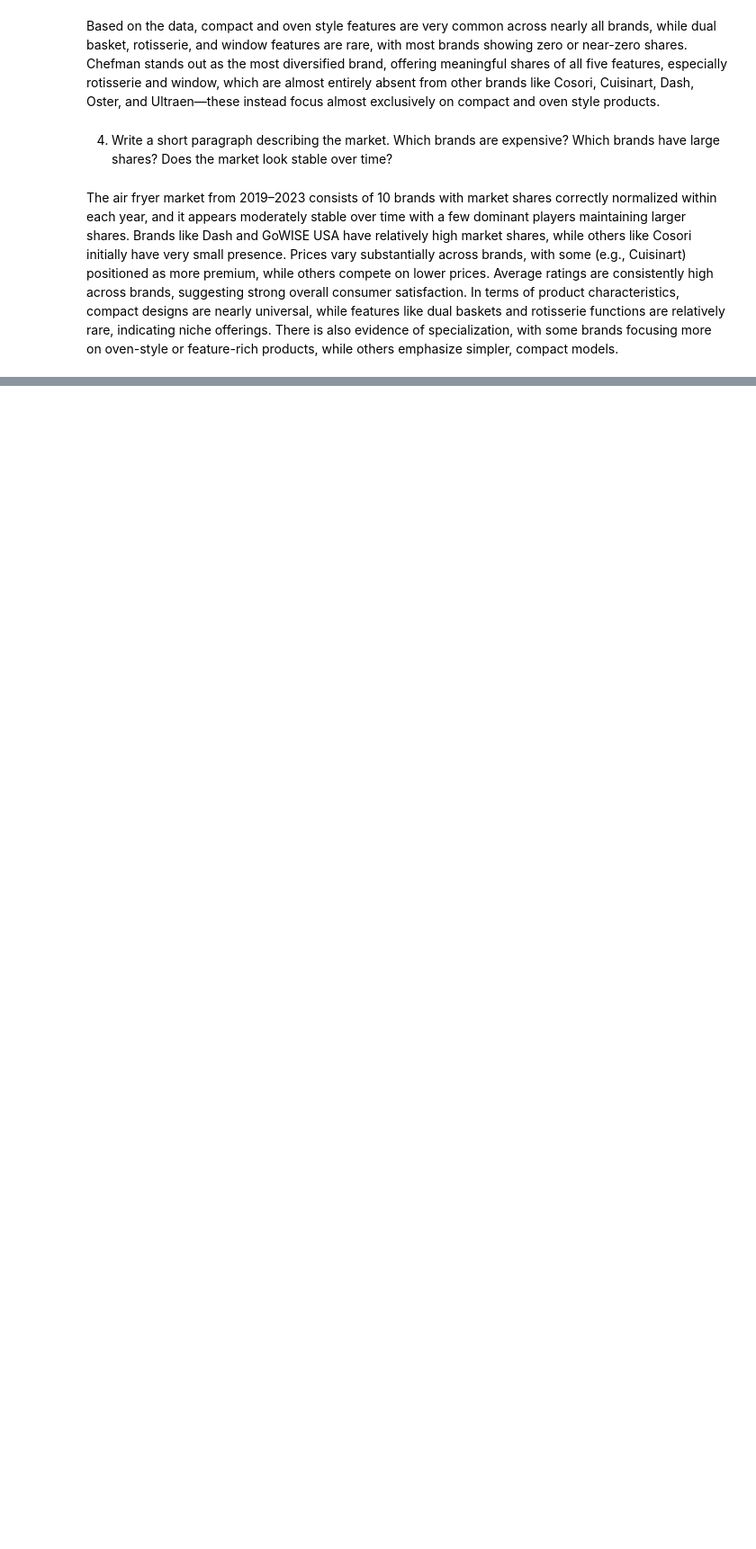
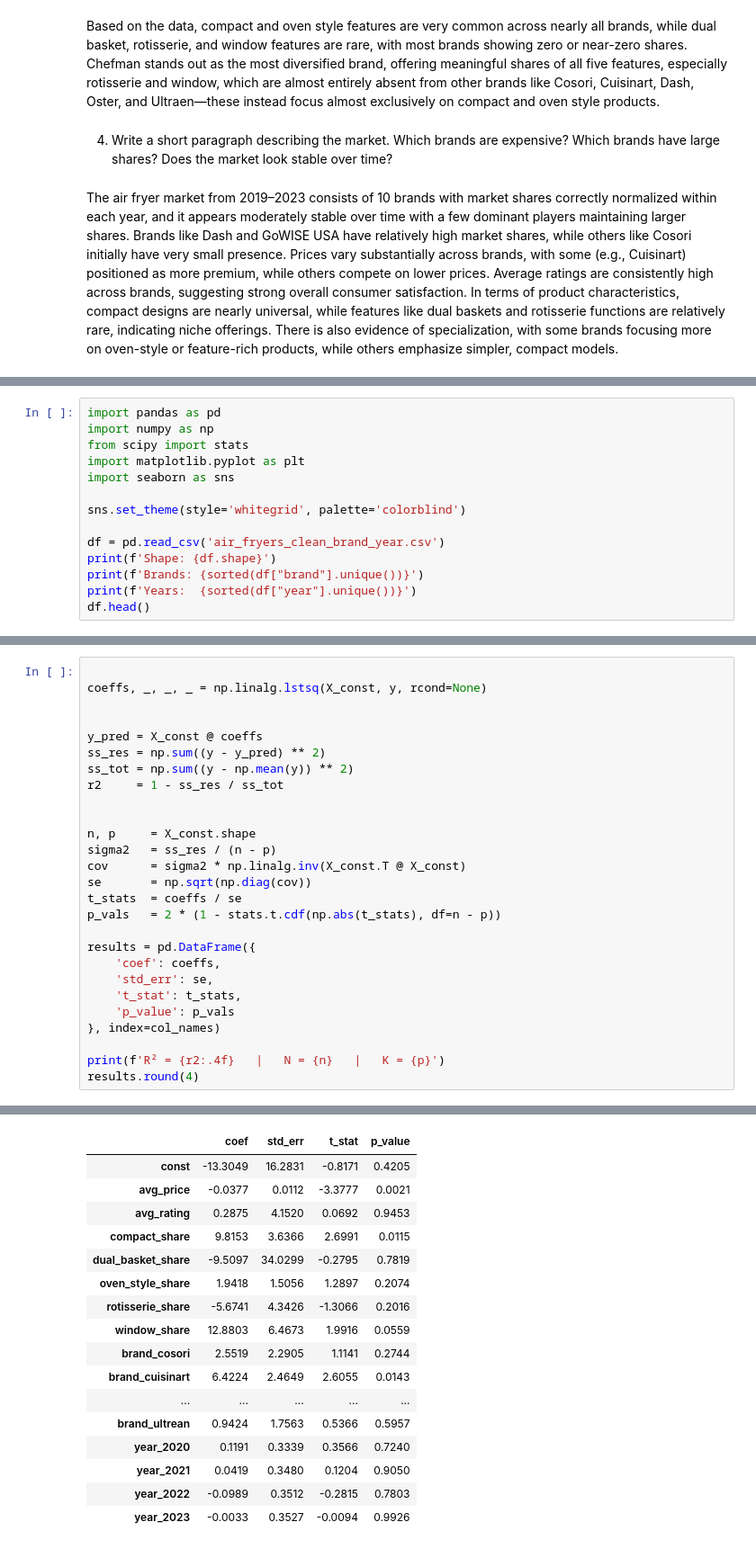
Before and after one commit to brishti-c/Demand_Estimation, a Jupyter notebook: Data_Analyst.ipynb, the cells around one changed output, grey strips where cells are left out. Shown at 90% size. Cells and saved outputs as stored; diff of their text form; blank space fills up the shorter version.

```diff
--- a/Data_Analyst.ipynb
+++ b/Data_Analyst.ipynb
@@ -95,0 +131,14 @@ The air fryer market from 2019–2023 consists of 10 brands with market shares c
+# %%
+import pandas as pd
+import numpy as np
+from scipy import stats
+import matplotlib.pyplot as plt
+import seaborn as sns
+
+sns.set_theme(style='whitegrid', palette='colorblind')
+
+df = pd.read_csv('air_fryers_clean_brand_year.csv')
+print(f'Shape: {df.shape}')
+print(f'Brands: {sorted(df["brand"].unique())}')
+print(f'Years:  {sorted(df["year"].unique())}')
+df.head()
@@ -95,0 +183,28 @@ The air fryer market from 2019–2023 consists of 10 brands with market shares c
+# %%
+
+coeffs, _, _, _ = np.linalg.lstsq(X_const, y, rcond=None)
+
+
+y_pred = X_const @ coeffs
+ss_res = np.sum((y - y_pred) ** 2)
+ss_tot = np.sum((y - np.mean(y)) ** 2)
+r2     = 1 - ss_res / ss_tot
+
+
+n, p     = X_const.shape
+sigma2   = ss_res / (n - p)
+cov      = sigma2 * np.linalg.inv(X_const.T @ X_const)
+se       = np.sqrt(np.diag(cov))
+t_stats  = coeffs / se
+p_vals   = 2 * (1 - stats.t.cdf(np.abs(t_stats), df=n - p))
+
+results = pd.DataFrame({
+    'coef': coeffs,
+    'std_err': se,
+    't_stat': t_stats,
+    'p_value': p_vals
+}, index=col_names)
+
+print(f'R² = {r2:.4f}   |   N = {n}   |   K = {p}')
+results.round(4)
+# %% [output]
@@ -95,0 +212,17 @@ The air fryer market from 2019–2023 consists of 10 brands with market shares c
+|  | coef | std_err | t_stat | p_value |
+| const | -13.3049 | 16.2831 | -0.8171 | 0.4205 |
+| avg_price | -0.0377 | 0.0112 | -3.3777 | 0.0021 |
+| avg_rating | 0.2875 | 4.1520 | 0.0692 | 0.9453 |
+| compact_share | 9.8153 | 3.6366 | 2.6991 | 0.0115 |
+| dual_basket_share | -9.5097 | 34.0299 | -0.2795 | 0.7819 |
+| oven_style_share | 1.9418 | 1.5056 | 1.2897 | 0.2074 |
+| rotisserie_share | -5.6741 | 4.3426 | -1.3066 | 0.2016 |
+| window_share | 12.8803 | 6.4673 | 1.9916 | 0.0559 |
+| brand_cosori | 2.5519 | 2.2905 | 1.1141 | 0.2744 |
+| brand_cuisinart | 6.4224 | 2.4649 | 2.6055 | 0.0143 |
+| ... | ... | ... | ... | ... |
+| brand_ultrean | 0.9424 | 1.7563 | 0.5366 | 0.5957 |
+| year_2020 | 0.1191 | 0.3339 | 0.3566 | 0.7240 |
+| year_2021 | 0.0419 | 0.3480 | 0.1204 | 0.9050 |
+| year_2022 | -0.0989 | 0.3512 | -0.2815 | 0.7803 |
+| year_2023 | -0.0033 | 0.3527 | -0.0094 | 0.9926 |
```
Also changed, not shown: parts of 5 cells of this notebook.
